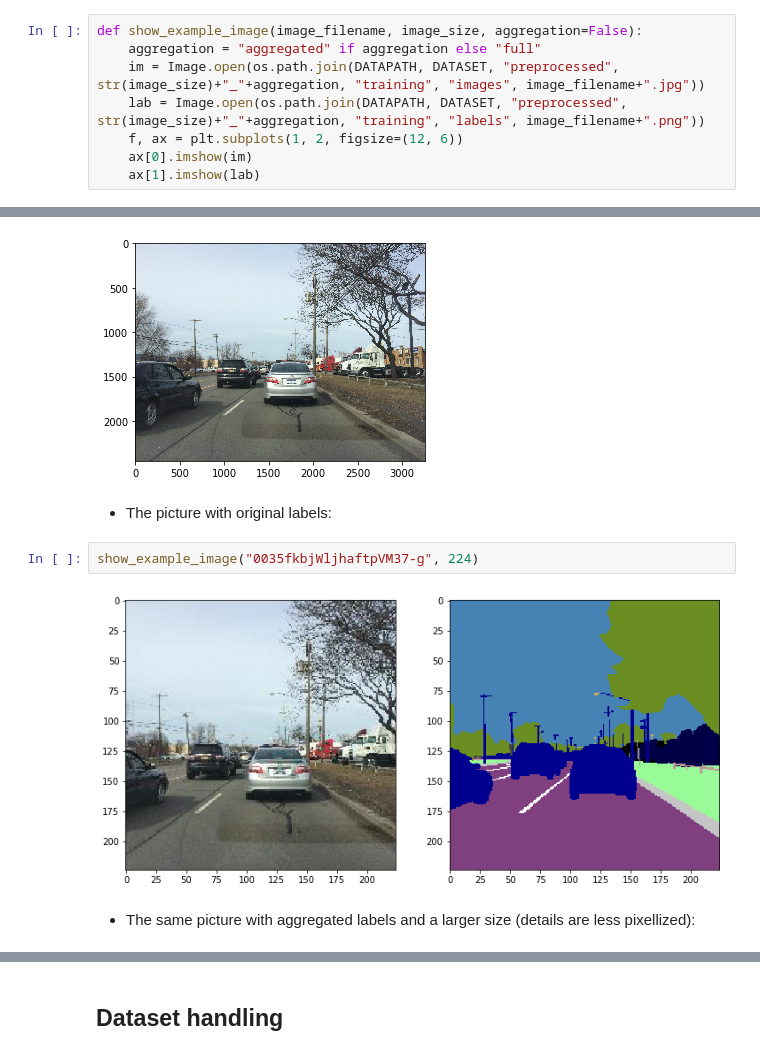
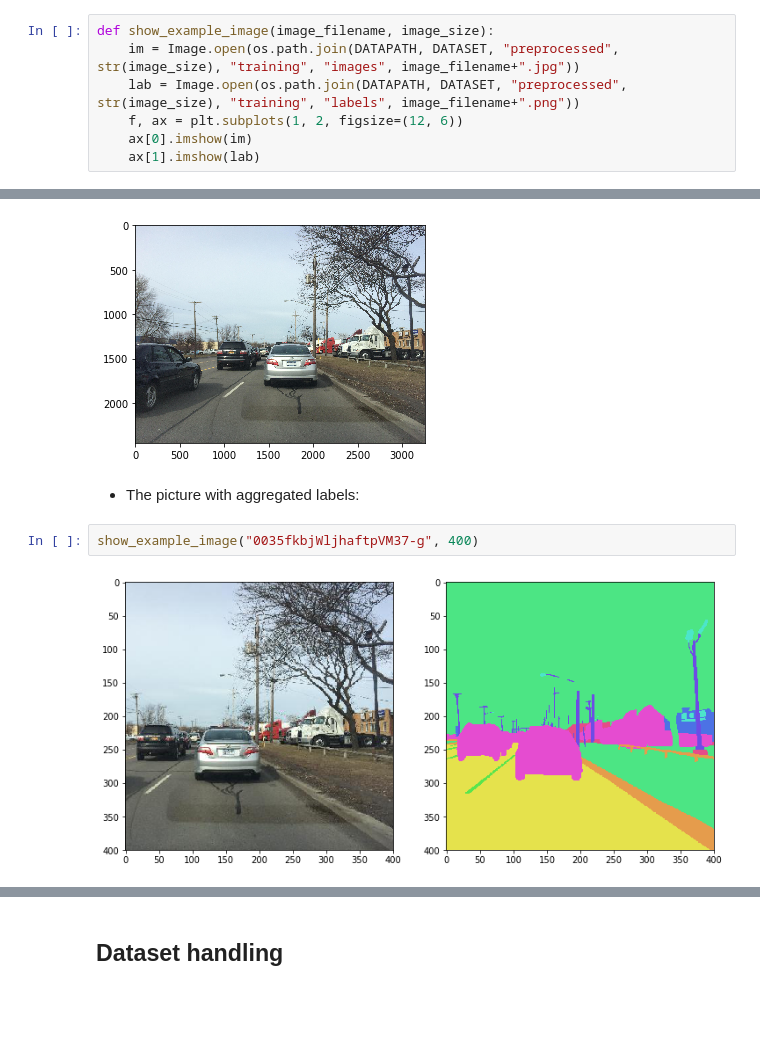
Before and after one commit to Oslandia/deeposlandia, a Jupyter notebook: examples/1a_mapillary-dataset-presentation.ipynb, the cells around one changed output, grey strips where cells are left out. Cells and saved outputs as stored; diff of their text form; blank space fills up the shorter version.

Commit message:
examples: update example notebook after aggregation mode removal

```diff
--- a/examples/1a_mapillary-dataset-presentation.ipynb
+++ b/examples/1a_mapillary-dataset-presentation.ipynb
@@ -103,10 +107,9 @@ In the following cells, we will use `aggregated` keyword to refer to such a prep
 # %% [markdown]
 ## Some examples
 # %%
-def show_example_image(image_filename, image_size, aggregation=False):
-    aggregation = "aggregated" if aggregation else "full"
-    im = Image.open(os.path.join(DATAPATH, DATASET, "preprocessed", str(image_size)+"_"+aggregation, "training", "images", image_filename+".jpg"))
-    lab = Image.open(os.path.join(DATAPATH, DATASET, "preprocessed", str(image_size)+"_"+aggregation, "training", "labels", image_filename+".png"))
+def show_example_image(image_filename, image_size):
+    im = Image.open(os.path.join(DATAPATH, DATASET, "preprocessed", str(image_size), "training", "images", image_filename+".jpg"))
+    lab = Image.open(os.path.join(DATAPATH, DATASET, "preprocessed", str(image_size), "training", "labels", image_filename+".png"))
     f, ax = plt.subplots(1, 2, figsize=(12, 6))
     ax[0].imshow(im)
     ax[1].imshow(lab)
@@ -119,10 +122,8 @@ plt.imshow(im)
 <matplotlib.image.AxesImage at 0x...>
 [figure]
 # %% [markdown]
-- The picture with original labels:
+- The picture with aggregated labels:
 # %%
-show_example_image("0035fkbjWljhaftpVM37-g", 224)
+show_example_image("0035fkbjWljhaftpVM37-g", 400)
 # %% [output]
-[figure, old version]
+[figure, new version]
-# %% [markdown]
-- The same picture with aggregated labels and a larger size (details are less pixellized):
```
Also changed, not shown: parts of 8 cells of this notebook, 3 other files.
